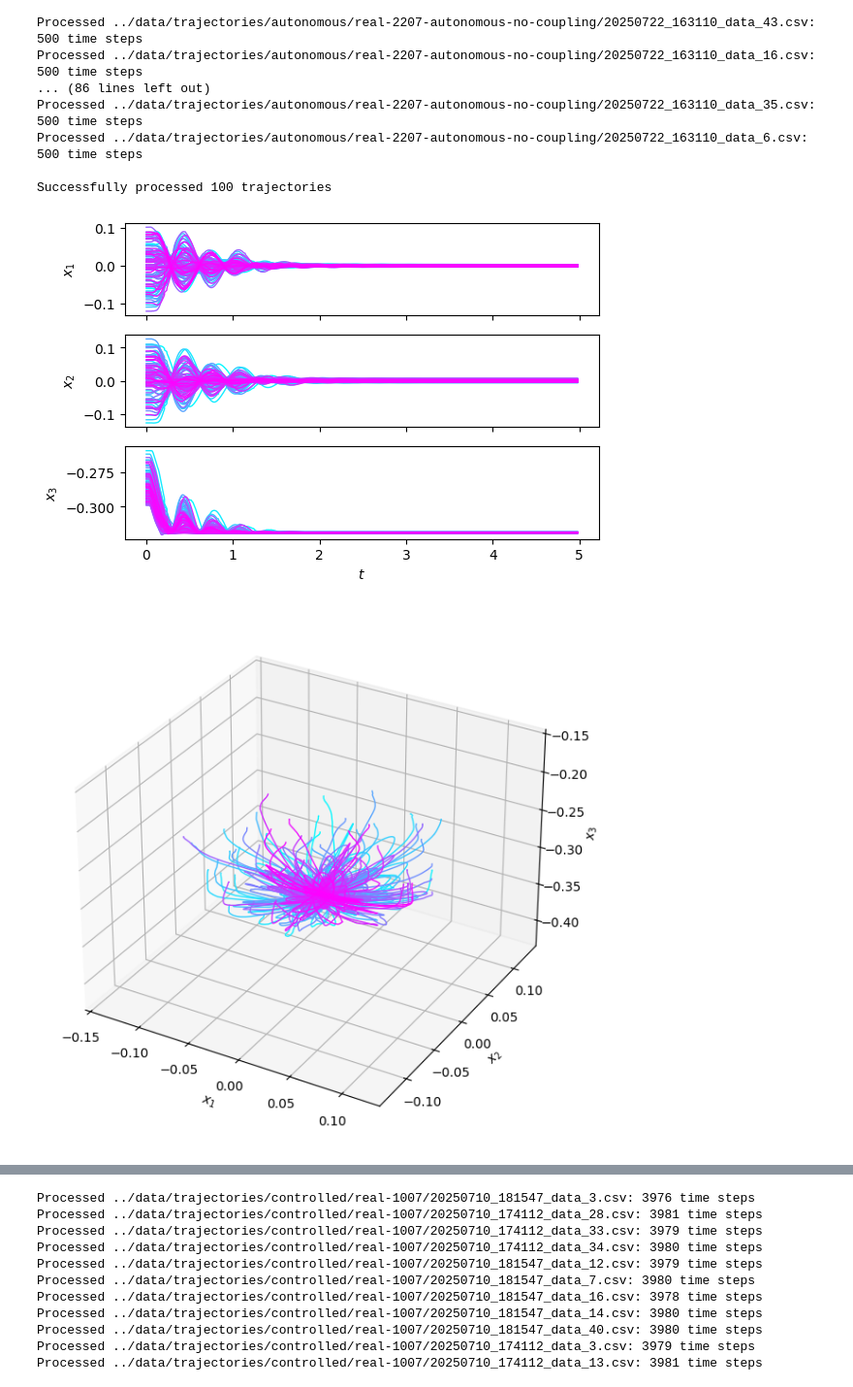
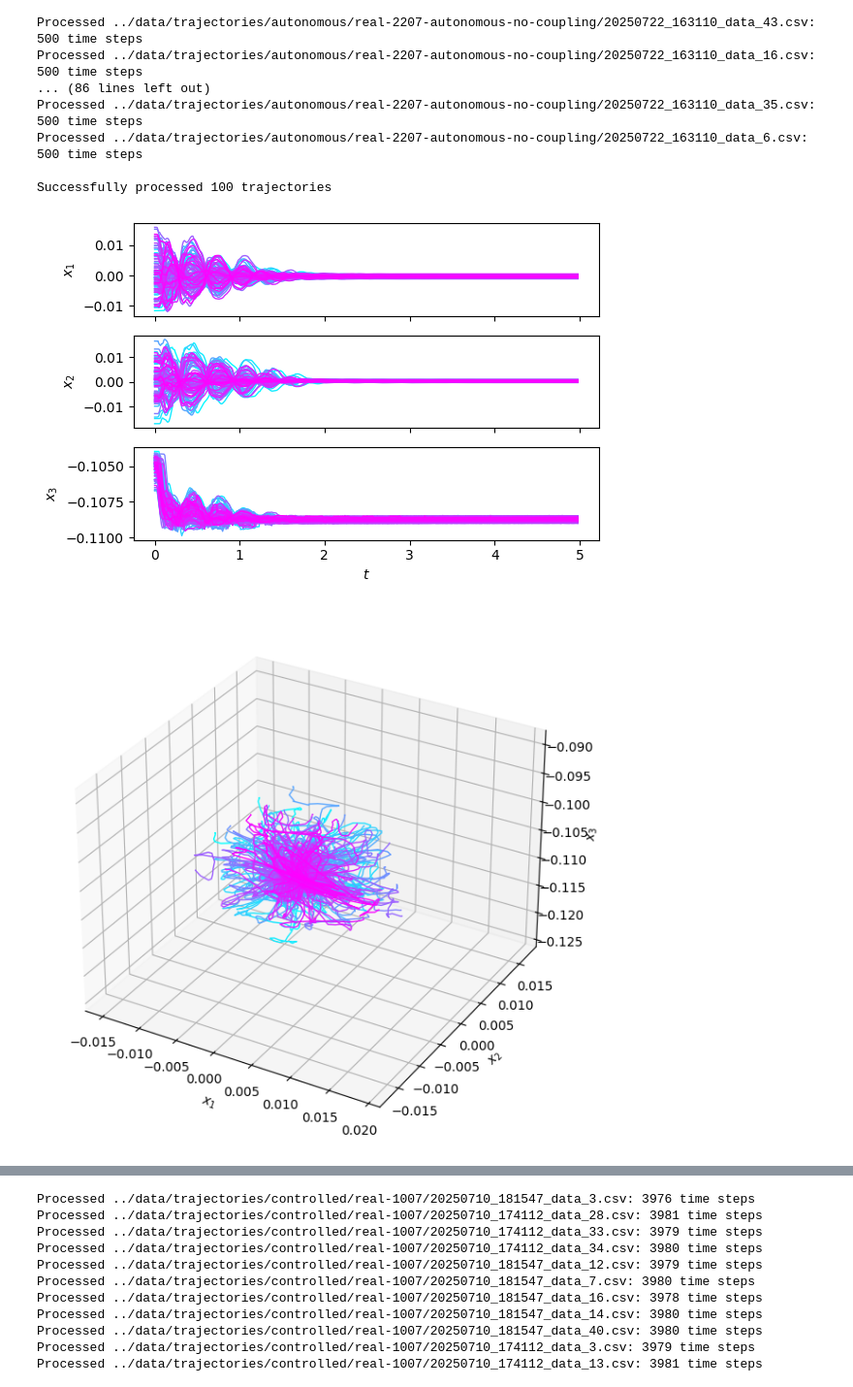
Before and after one commit to StanfordASL/trunk-stack, a Jupyter notebook: stack/main/scripts/fit_ssmr_opt.ipynb, the cells around one changed output, grey strips where cells are left out. Shown at 97% size. Drawn from its saved outputs; the diff is of its cells as text; code cells hidden in the pictures.

```diff
--- a/stack/main/scripts/fit_ssmr_opt.ipynb
+++ b/stack/main/scripts/fit_ssmr_opt.ipynb
@@ -333,10 +336,10 @@ Processed ../data/trajectories/autonomous/real-2207-autonomous-no-coupling/20250
 Successfully processed 100 trajectories
 # %%
 # Plot everything
-plot_trajectories(aut_trajs[:, -3:], tss[0, :])
+plot_trajectories(aut_trajs[:, -9:-6], tss[0, :])
 # %% [output]
-[figure, old version]
+[figure, new version]
-[figure, old version]
+[figure, new version]
 # %%
 # Based on the plots, we choose an appropriate truncation point
 i_trunc = 10  # 10
```
Also changed, not shown: parts of 12 cells of this notebook, 2 other files.
